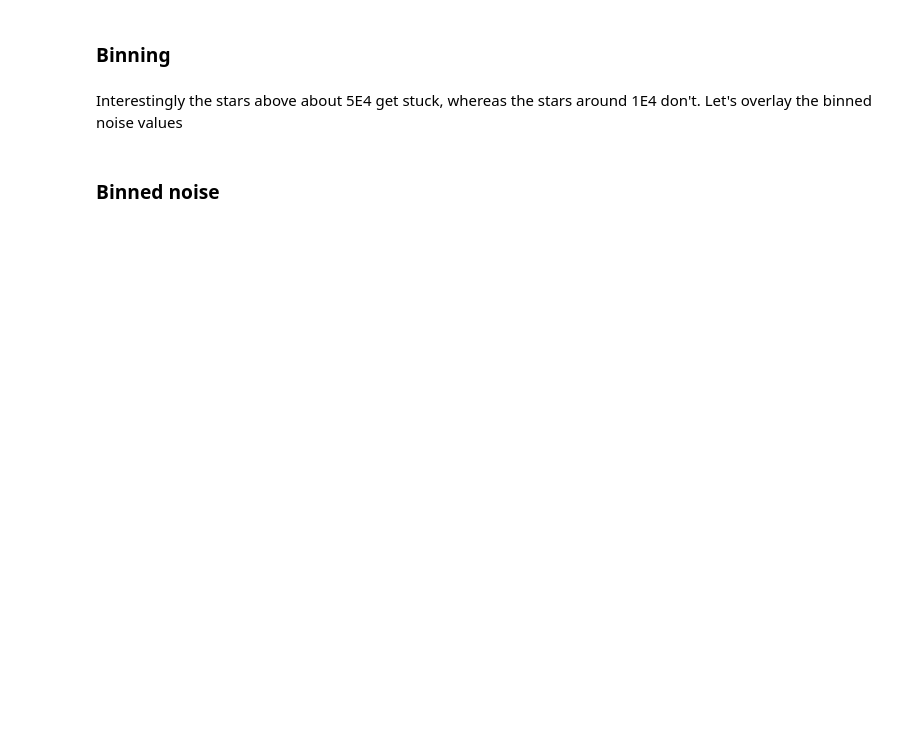
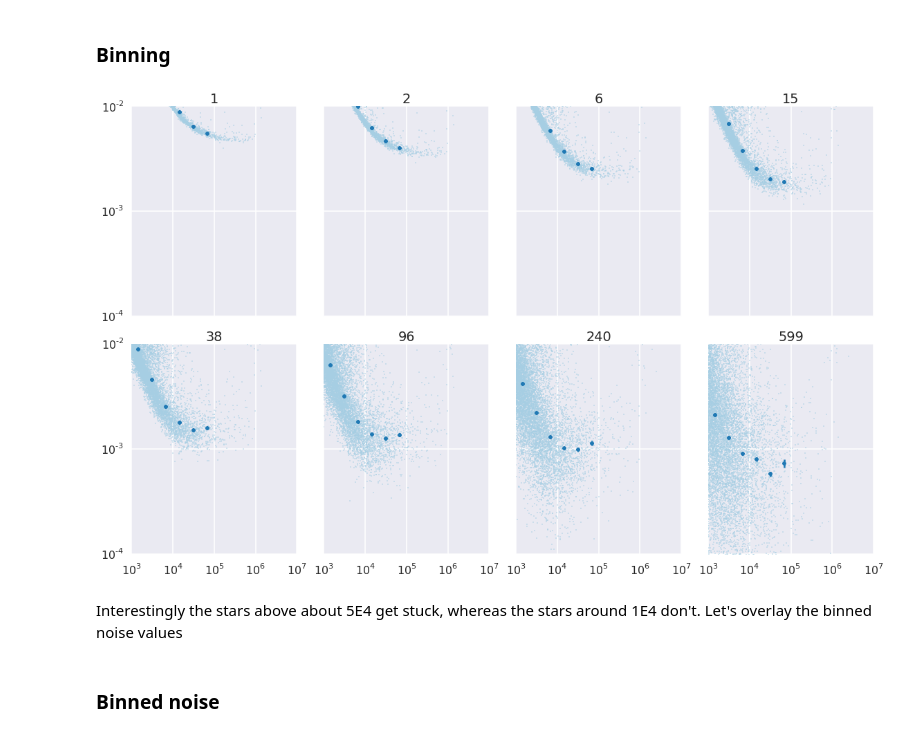
Before and after one commit to NGTS/lightcurve-explorer, a Jupyter notebook: exploration/position_dependency.ipynb, the cells around one changed output. Drawn from its saved outputs; the diff is of its cells as text; code cells hidden in the pictures; blank space fills up the shorter version.

```diff
--- a/exploration/position_dependency.ipynb
+++ b/exploration/position_dependency.ipynb
@@ -204,12 +228,14 @@ right_edges = 10 ** (np.log10(left_edges) + 3. / 9.)
 # %%
 fig, axes = plt.subplots(2, 4, sharex=True, sharey=True)
 
 binned_stats = []
 for (bin_value, ax) in zip(bin_values, axes.flatten()):
-    x, y, e = plot_binned_frms(flux, bin_value, ax, left_edges=left_edges, right_edges=right_edges, ms=2)
+    x, y, e = plot_binned_frms(flux, bin_value, ax, left_edges=left_edges, right_edges=right_edges, ms=3)
     binned_stats.append((x, y, e))
     ax.set(title=bin_value, xlim=(1E3, 1E7), ylim=(1E-4, 1E-2))
 fig.tight_layout()
+# %% [output]
+[figure, added]
 # %% [markdown]
 Interestingly the stars above about 5E4 get stuck, whereas the stars around 1E4 don't. Let's overlay the binned noise values
 # %%
```
Also changed, not shown: parts of 14 cells of this notebook, 2 other files.
